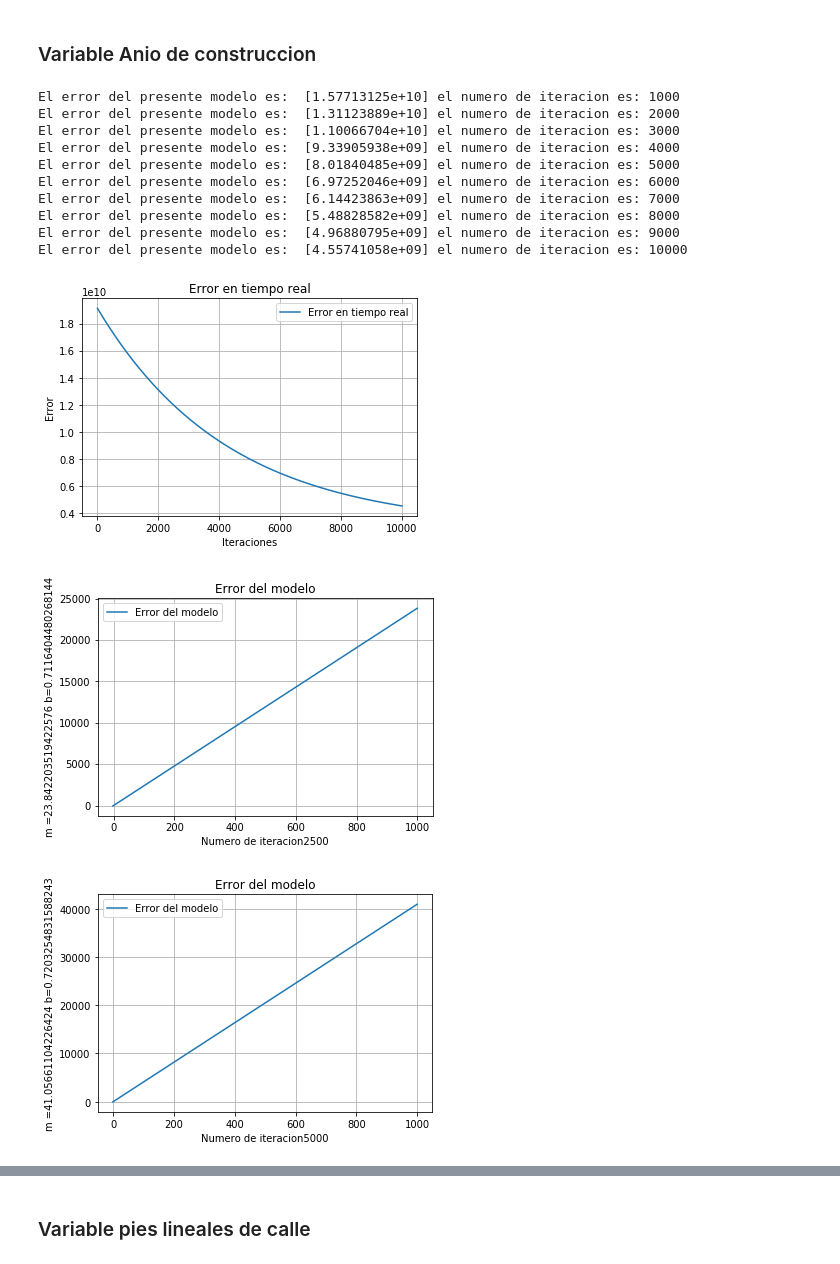
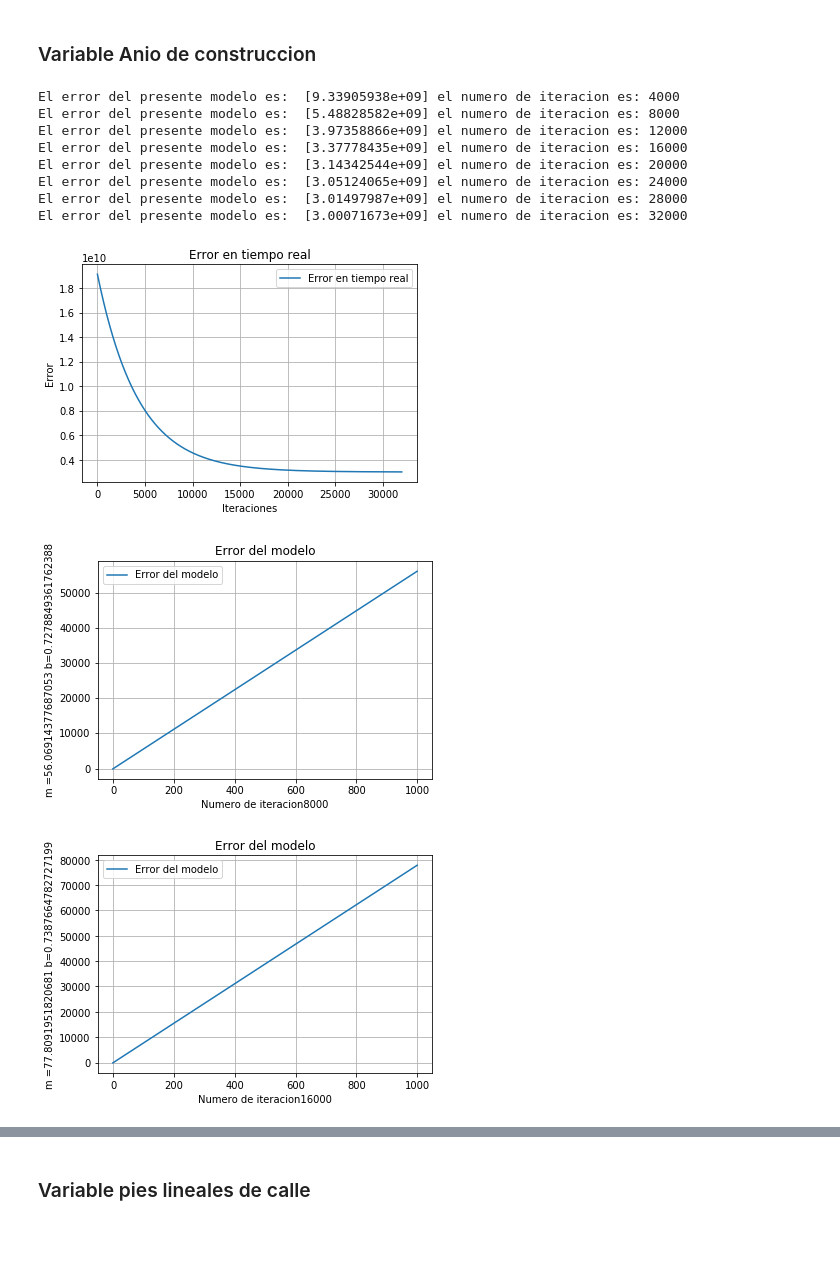
Before and after one commit to franmorales/DSGalileo, a Jupyter notebook: pyProject.ipynb, the cells around one changed output, grey strips where cells are left out. Saved outputs shown, nothing was run; the diff lists cells and outputs as text; code cells hidden in the pictures; blank space fills up the shorter version.

```diff
--- a/pyProject.ipynb
+++ b/pyProject.ipynb
@@ -454,20 +446,18 @@ El error del presente modelo es:  [2.18658247e+09] el numero de iteracion es: 20
 # %% [markdown]
 ### Variable Anio de construccion
 # %%
-manualMB4 = trainingFunction(x = X4ArrayTrain, y = YArrayTrain, ite = 10000,showError=1000,learnR=0.00000000003)
+manualMB4 = trainingFunction(x = X4ArrayTrain, y = YArrayTrain, ite = 32000,showError=4000,learnR=0.00000000003)
 visualizacionError(manualMB4[1])
-visualizacionModelos(dataStruct=manualMB4[0],n= 2500)
+visualizacionModelos(dataStruct=manualMB4[0],n= 8000)
 # %% [output]
-El error del presente modelo es:  [1.57713125e+10] el numero de iteracion es: 1000
-El error del presente modelo es:  [1.31123889e+10] el numero de iteracion es: 2000
-El error del presente modelo es:  [1.10066704e+10] el numero de iteracion es: 3000
 El error del presente modelo es:  [9.33905938e+09] el numero de iteracion es: 4000
-El error del presente modelo es:  [8.01840485e+09] el numero de iteracion es: 5000
-El error del presente modelo es:  [6.97252046e+09] el numero de iteracion es: 6000
-El error del presente modelo es:  [6.14423863e+09] el numero de iteracion es: 7000
 El error del presente modelo es:  [5.48828582e+09] el numero de iteracion es: 8000
-El error del presente modelo es:  [4.96880795e+09] el numero de iteracion es: 9000
-El error del presente modelo es:  [4.55741058e+09] el numero de iteracion es: 10000
+El error del presente modelo es:  [3.97358866e+09] el numero de iteracion es: 12000
+El error del presente modelo es:  [3.37778435e+09] el numero de iteracion es: 16000
+El error del presente modelo es:  [3.14342544e+09] el numero de iteracion es: 20000
+El error del presente modelo es:  [3.05124065e+09] el numero de iteracion es: 24000
+El error del presente modelo es:  [3.01497987e+09] el numero de iteracion es: 28000
+El error del presente modelo es:  [3.00071673e+09] el numero de iteracion es: 32000
-[figure, old version]
+[figure, new version]
-[figure, old version]
+[figure, new version]
-[figure, old version]
+[figure, new version]
```
Also changed, not shown: parts of 5 cells of this notebook.
